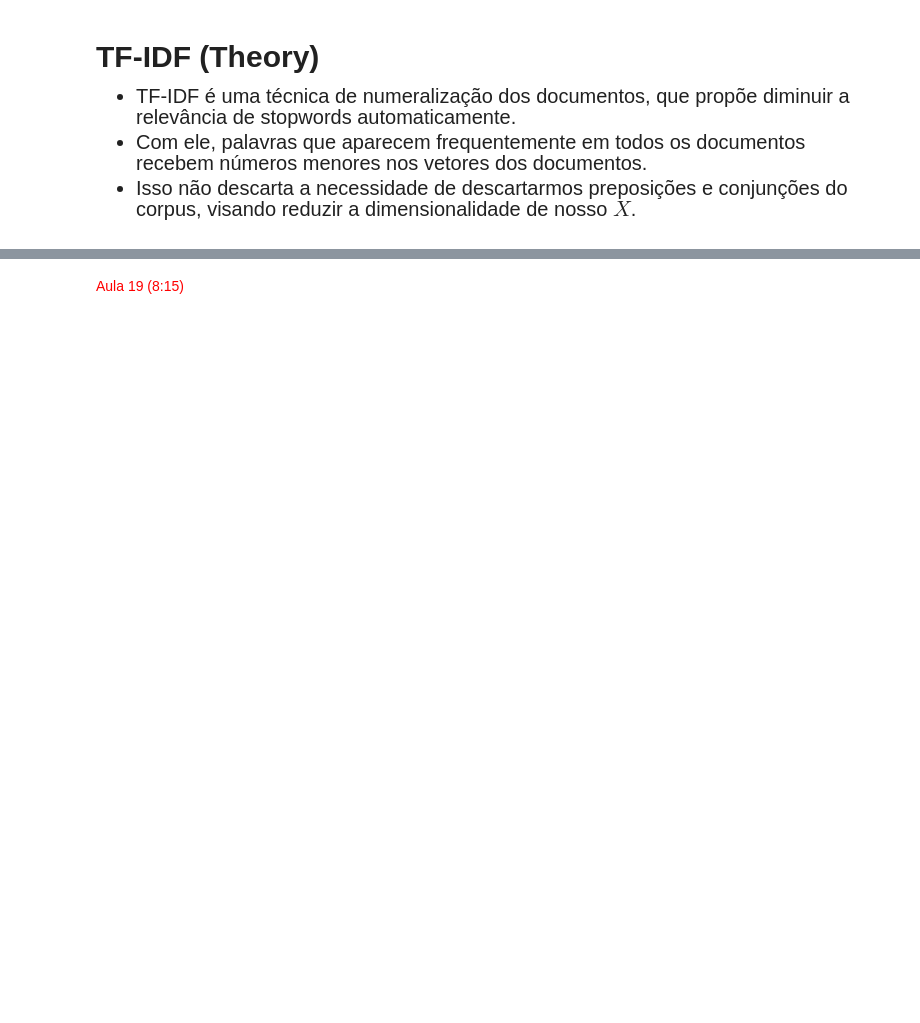
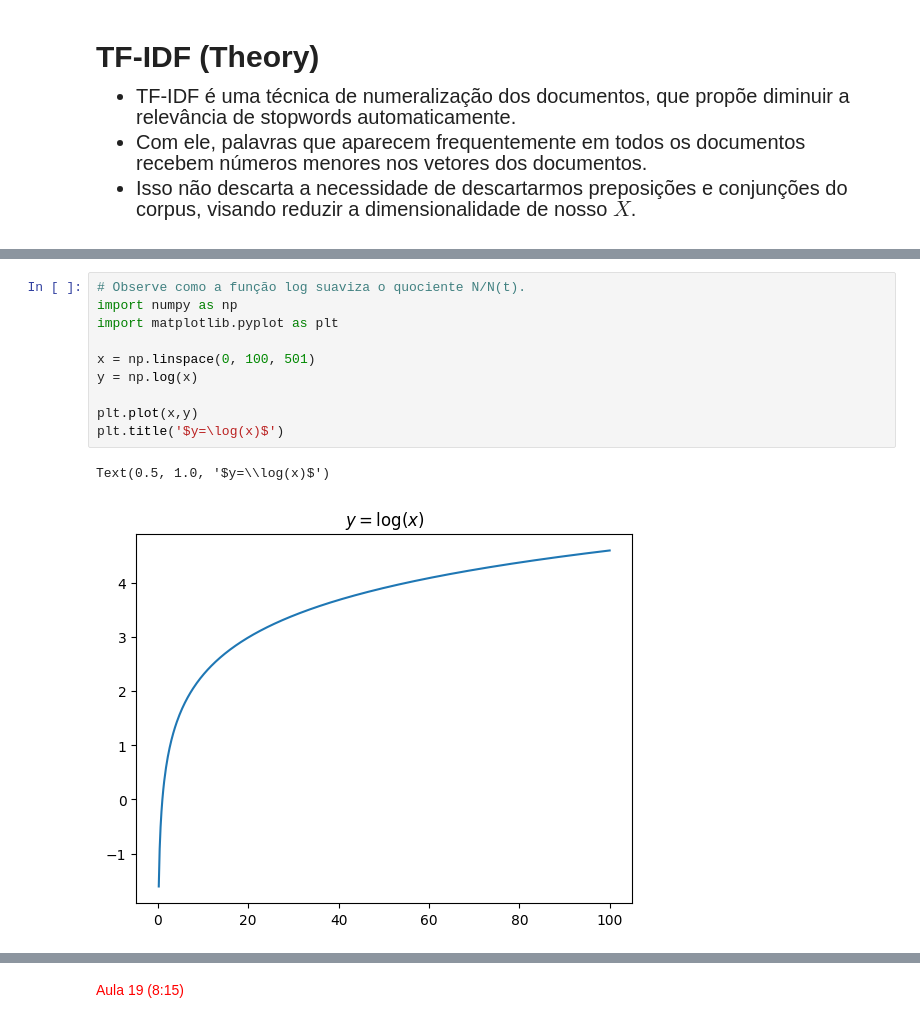
Before and after one commit to felipesveiga/NLP-Lazy-Programmer, a Jupyter notebook: Vector Models and Text Preprocessing/03_vector_models_text_processing.ipynb, the cells around one changed output, grey strips where cells are left out. Cells and saved outputs as stored; diff of their text form; blank space fills up the shorter version.

```diff
--- a/Vector Models and Text Preprocessing/03_vector_models_text_processing.ipynb
+++ b/Vector Models and Text Preprocessing/03_vector_models_text_processing.ipynb
@@ -500,0 +510,13 @@ When I be younger so much young than today I never need anybody's help in any wa
+# %%
+# Observe como a função log suaviza o quociente N/N(t).
+import numpy as np
+import matplotlib.pyplot as plt
+
+x = np.linspace(0, 100, 501)
+y = np.log(x)
+
+plt.plot(x,y)
+plt.title('$y=\log(x)$')
+# %% [output]
+Text(0.5, 1.0, '$y=\\log(x)$')
+[figure, added]
```
Also changed, not shown: parts of 3 cells of this notebook.
